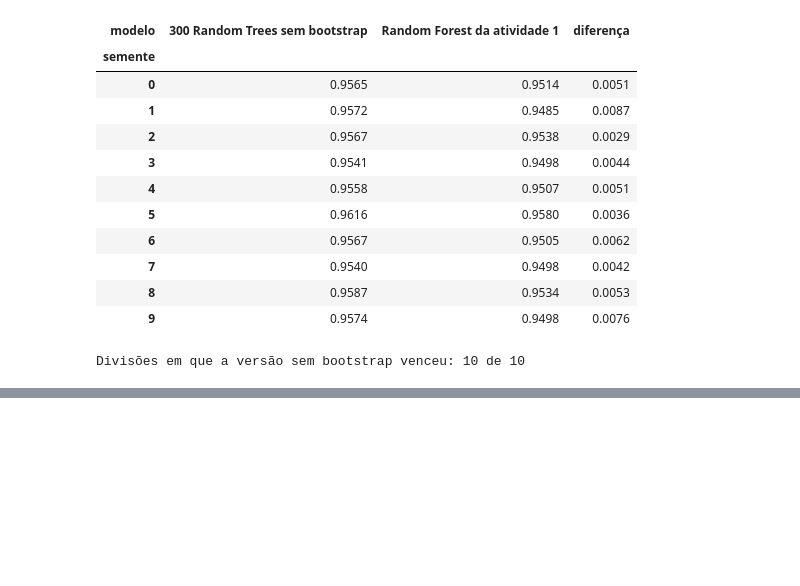
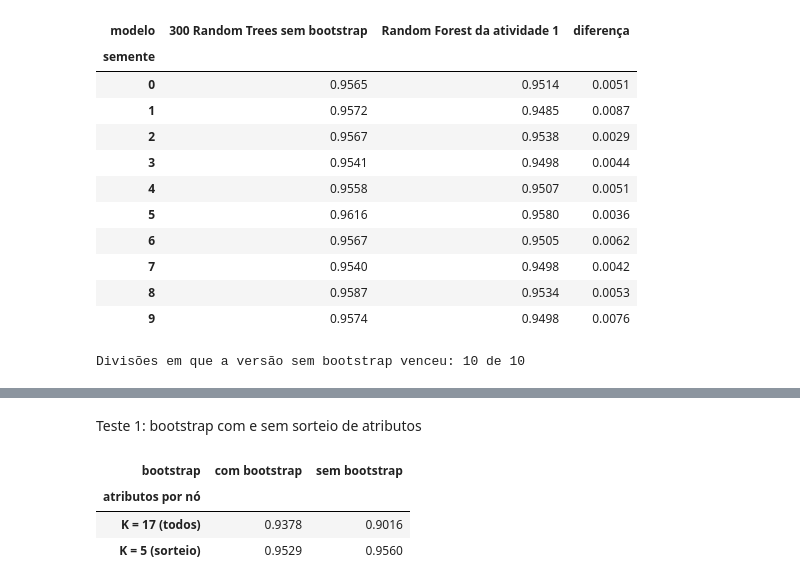
Before and after one commit to pumba-dev/machine-learning-practice, a Jupyter notebook: notebooks/04_random_tree.ipynb, the cells around one changed output, grey strips where cells are left out. Cells and saved outputs as stored; diff of their text form; code cells hidden in the pictures; blank space fills up the shorter version.

```diff
--- a/notebooks/04_random_tree.ipynb
+++ b/notebooks/04_random_tree.ipynb
@@ -370,0 +375,24 @@ As 300 Random Trees sem bootstrap superam a Random Forest padrão nas 10 divisõ
+# %% [markdown]
+Teste 1: bootstrap com e sem sorteio de atributos
+# %%
+linhas_2x2 = []
+for k in [5, None]:
+    for bootstrap in [False, True]:
+        floresta = RandomForestClassifier(
+            n_estimators=300, criterion="entropy", max_features=k,
+            bootstrap=bootstrap, random_state=42, n_jobs=-1,
+        )
+        floresta.fit(X_treino, y_treino)
+        linhas_2x2.append({
+            "atributos por nó": "K = 5 (sorteio)" if k == 5 else "K = 17 (todos)",
+            "bootstrap": "com bootstrap" if bootstrap else "sem bootstrap",
+            "acurácia teste": accuracy_score(y_teste, floresta.predict(X_teste)),
+        })
+
+tabela_2x2 = pd.DataFrame(linhas_2x2).pivot(index="atributos por nó", columns="bootstrap", values="acurácia teste")
+tabela_2x2.round(4)
+# %% [output]
+| bootstrap | com bootstrap | sem bootstrap |
+| atributos por nó |  |  |
+| K = 17 (todos) | 0.9378 | 0.9016 |
+| K = 5 (sorteio) | 0.9529 | 0.9560 |
```
Also changed, not shown: parts of 6 cells of this notebook.
